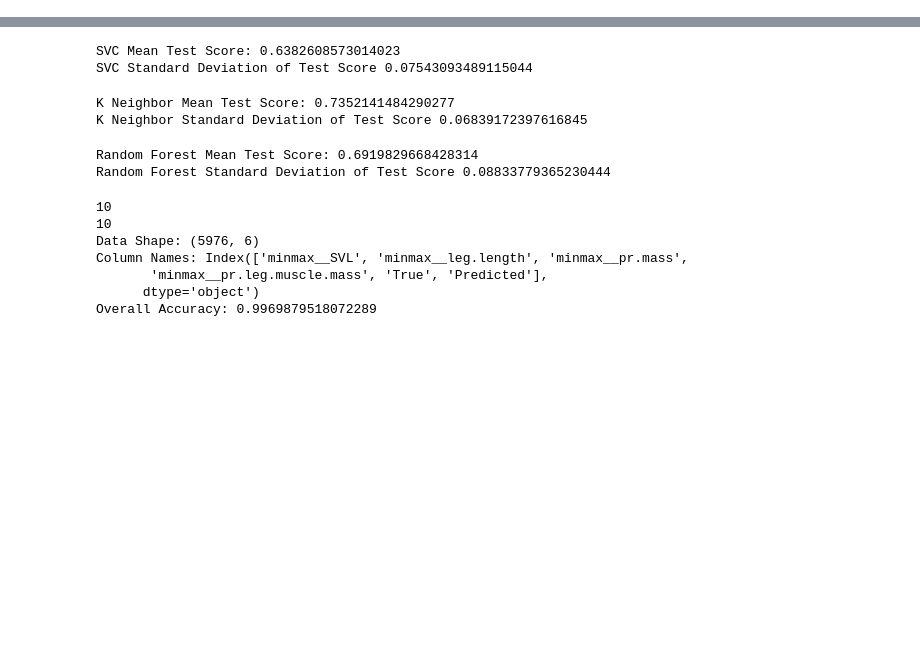
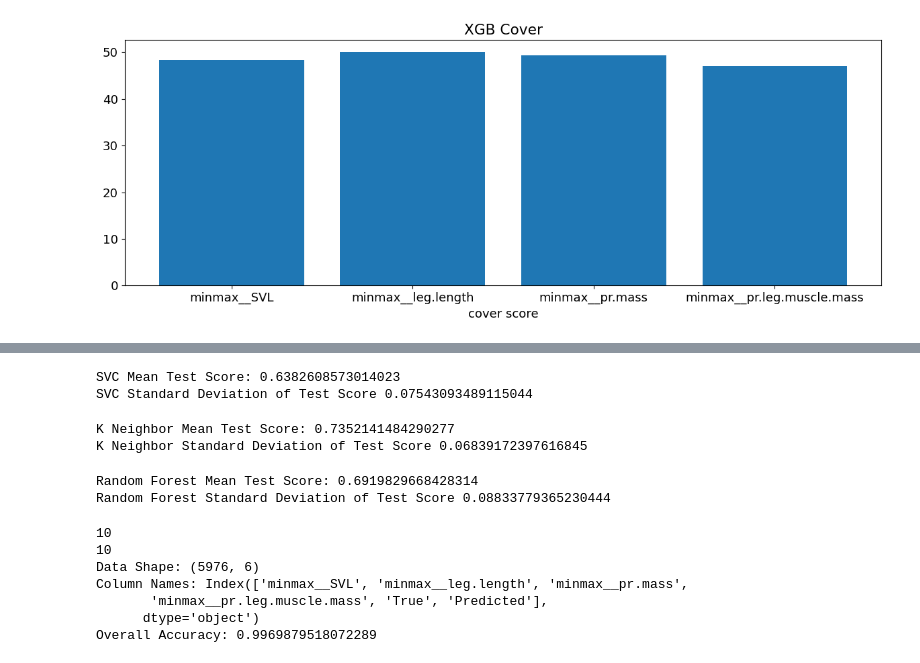
Before and after one commit to nandersonk/Frog-Microhabitat-Classification, a Jupyter notebook: src/DATA1030project.ipynb, the cells around one changed output, grey strips where cells are left out. Saved outputs shown, nothing was run; the diff lists cells and outputs as text; code cells hidden in the pictures; blank space fills up the shorter version.

```diff
--- a/src/DATA1030project.ipynb
+++ b/src/DATA1030project.ipynb
@@ -502,0 +471,14 @@ KeyError: 'True'
+# %%
+coverkeys = cover.keys()
+covervalues = cover.values()
+
+plt.figure(figsize=(12,4.8))
+plt.rcParams.update({'font.size': 13})
+plt.bar(coverkeys, covervalues)
+
+plt.xlabel('cover score')
+plt.title('XGB Cover')
+plt.tight_layout()
+plt.show()
+# %% [output]
+[figure, added]
```
Also changed, not shown: parts of 43 cells of this notebook, 26 other files.
